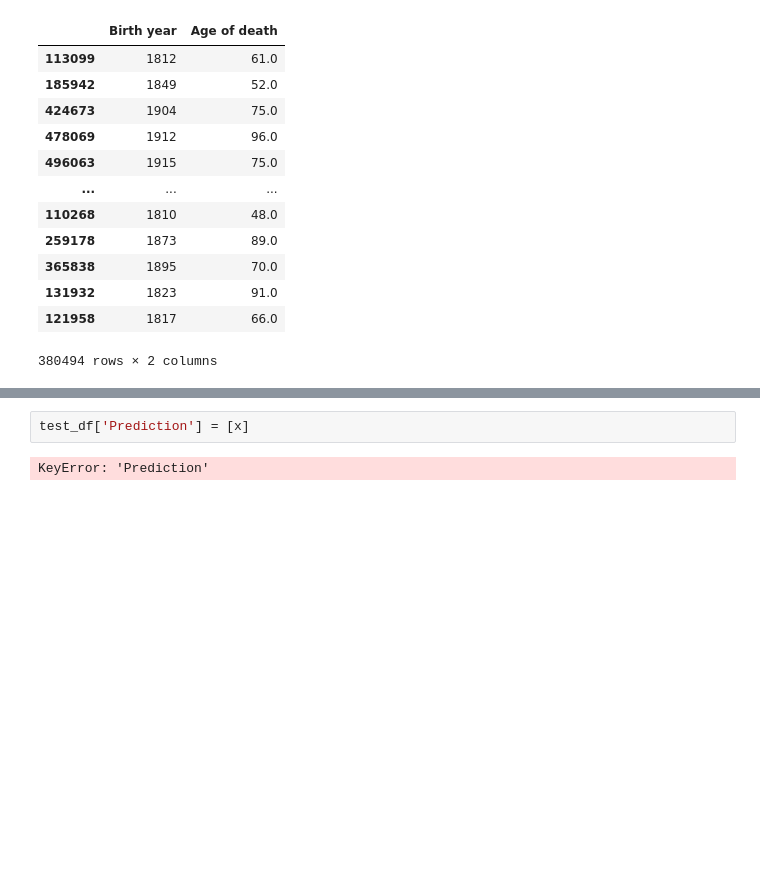
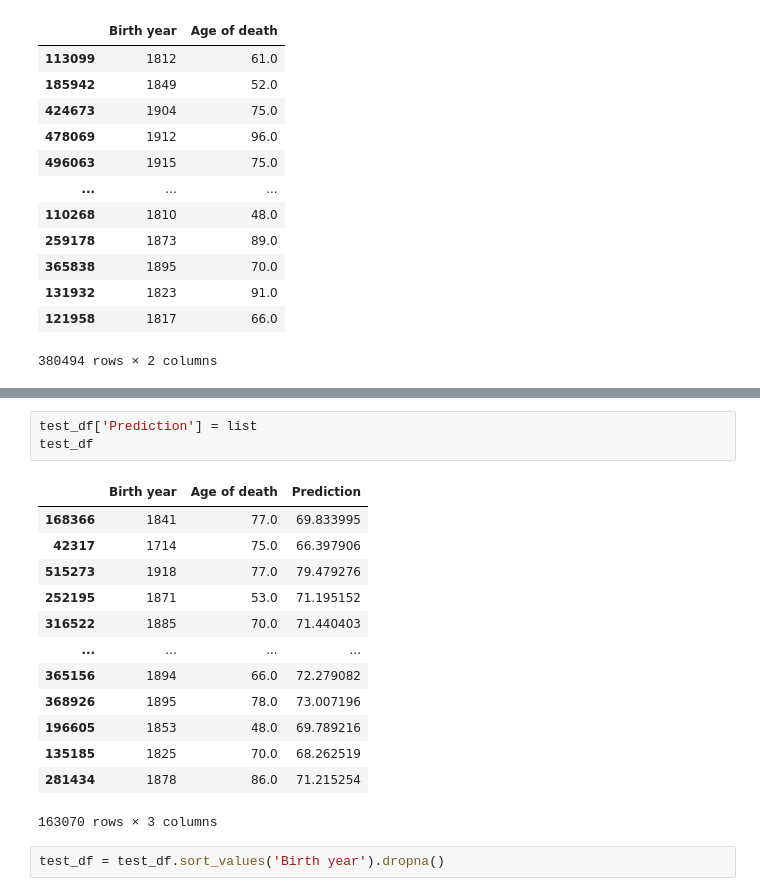
Before and after one commit to MarcoPedrazzi/UFS-04_Finardi_Pogetto_Esame, a Jupyter notebook: notebooks/pulizia_e_grafici.ipynb, the cells around one changed output, grey strips where cells are left out. Cells and saved outputs as stored; diff of their text form; blank space fills up the shorter version.

```diff
--- a/notebooks/pulizia_e_grafici.ipynb
+++ b/notebooks/pulizia_e_grafici.ipynb
@@ -525,4 +570,19 @@ pred = train_df.groupby('Birth year').mean().to_dict()
 # %%
-test_df['Prediction'] = [x]
+test_df['Prediction'] = list
+test_df
 # %% [output]
+|  | Birth year | Age of death | Prediction |
+| 168366 | 1841 | 77.0 | 69.833995 |
+| 42317 | 1714 | 75.0 | 66.397906 |
+| 515273 | 1918 | 77.0 | 79.479276 |
+| 252195 | 1871 | 53.0 | 71.195152 |
+| 316522 | 1885 | 70.0 | 71.440403 |
+| ... | ... | ... | ... |
+| 365156 | 1894 | 66.0 | 72.279082 |
+| 368926 | 1895 | 78.0 | 73.007196 |
+| 196605 | 1853 | 48.0 | 69.789216 |
+| 135185 | 1825 | 70.0 | 68.262519 |
+| 281434 | 1878 | 86.0 | 71.215254 |
-KeyError: 'Prediction'
+163070 rows × 3 columns
+# %%
+test_df = test_df.sort_values('Birth year').dropna()
```
Also changed, not shown: parts of 6 cells of this notebook.
